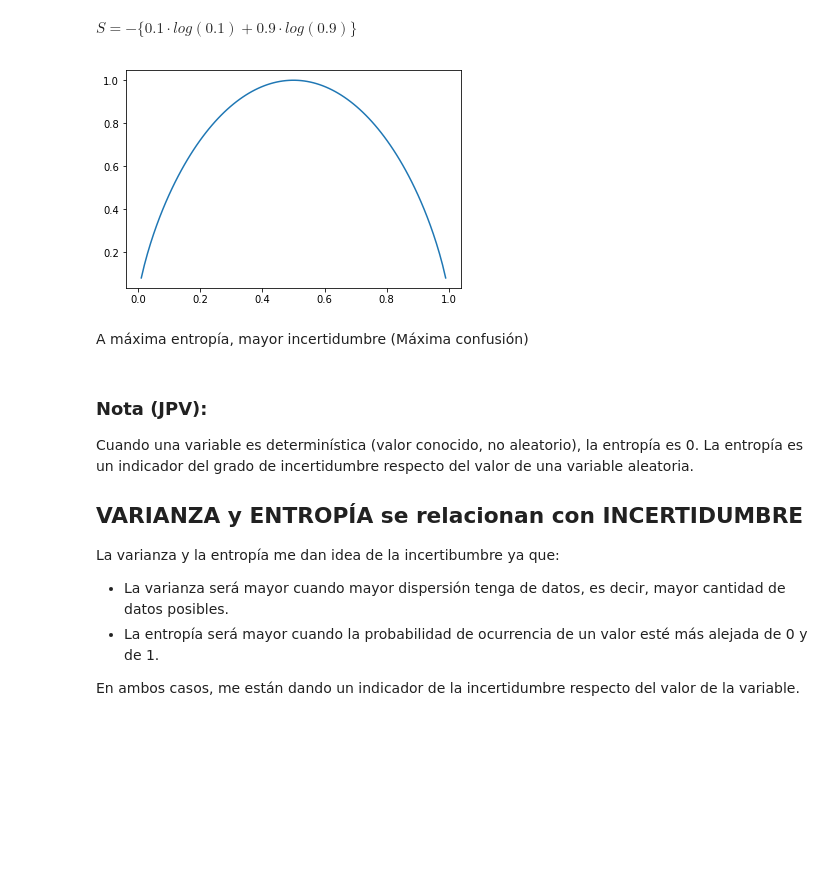
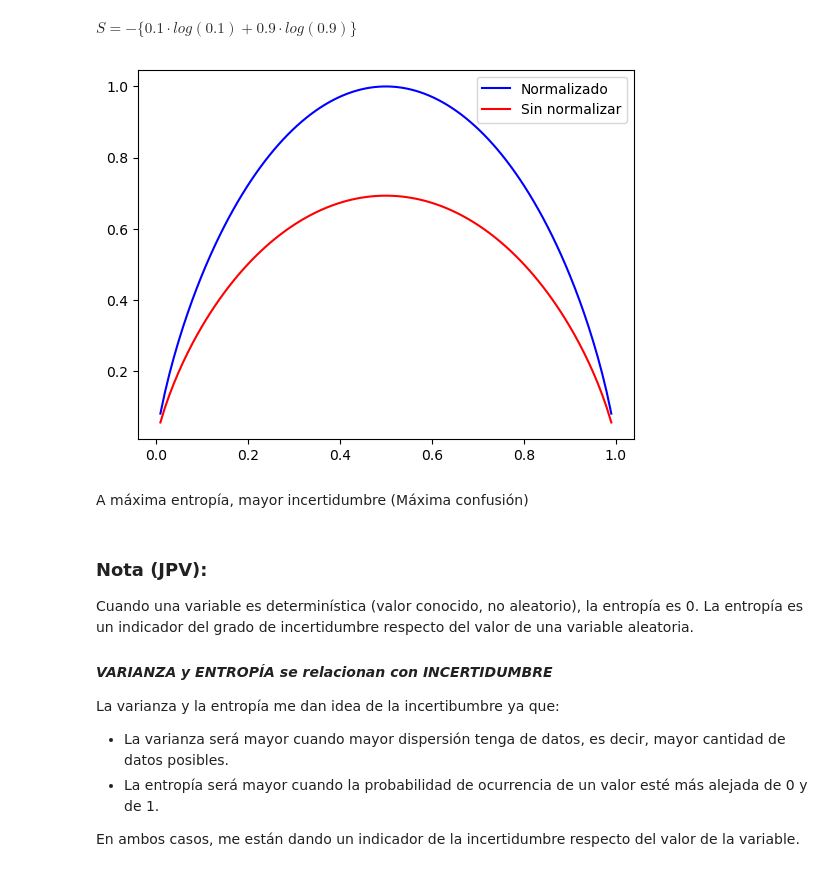
Before and after one commit to jpvidela/diplo-dl_02_Probabilidad, a Jupyter notebook: 01-variable_aleatoria_bernoulli.ipynb, the cells around one changed output. Saved outputs shown, nothing was run; the diff lists cells and outputs as text; code cells hidden in the pictures; blank space fills up the shorter version.

```diff
--- a/01-variable_aleatoria_bernoulli.ipynb
+++ b/01-variable_aleatoria_bernoulli.ipynb
@@ -195,17 +199,21 @@ $S = - \{0.1 \cdot log(0.1) + 0.9 \cdot log(0.9)\}$
 # %%
 # Cálculo de la entropía de una variable aleatoria de Bernoulli para todos los valores posibles de p (0 a 1)
 entropy = []
+entropy_unnorm = []
 N = 100
-probs = np.linspace(1/N, 1-1/N, N)
+probs = np.linspace(1/N, 1-1/N, N) # Genera 100 valores que van de 1/100 = 0.01 a 1-1/100=0.99
 for p in probs:
     entropy.append((-p*np.log(p) - (1-p)*np.log(1-p))/np.log(2)) #Se divide por el log(2) para normalizar. Se normaliza por la cantidad de elementos
+    entropy_unnorm.append((-p*np.log(p) - (1-p)*np.log(1-p))) # Sin normalizar
 # %%
 from matplotlib import pyplot as plt
-# %%
-plt.plot(probs, entropy)
-plt.show()
-# %% [output]
-[figure, removed]
+# %%
+plt.plot(probs, entropy, color = 'b', label = 'Normalizado')
+plt.plot(probs, entropy_unnorm, color='r', label = 'Sin normalizar')
+plt.legend()
+plt.show()
+# %% [output]
+[figure, added]
 # %% [markdown]
 A máxima entropía, mayor incertidumbre (Máxima confusión)
 # %% [markdown]
@@ -213,12 +221,11 @@ A máxima entropía, mayor incertidumbre (Máxima confusión)
 
 Cuando una variable es determinística (valor conocido, no aleatorio), la entropía es 0. La entropía es un indicador del grado de incertidumbre respecto del valor de una variable aleatoria.
 
-
-## VARIANZA y ENTROPÍA se relacionan con INCERTIDUMBRE
+#### _*VARIANZA y ENTROPÍA se relacionan con INCERTIDUMBRE*_
 
 La varianza y la entropía me dan idea de la incertibumbre ya que:
 
  - La varianza será mayor cuando mayor dispersión tenga de datos, es decir, mayor cantidad de datos posibles.
  - La entropía será mayor cuando la probabilidad de ocurrencia de un valor esté más alejada de 0 y de 1.
 
- En ambos casos, me están dando un indicador de la incertidumbre respecto del valor de la variable.
+En ambos casos, me están dando un indicador de la incertidumbre respecto del valor de la variable.
```
Also changed, not shown: parts of 10 cells of this notebook, 4 other files.
